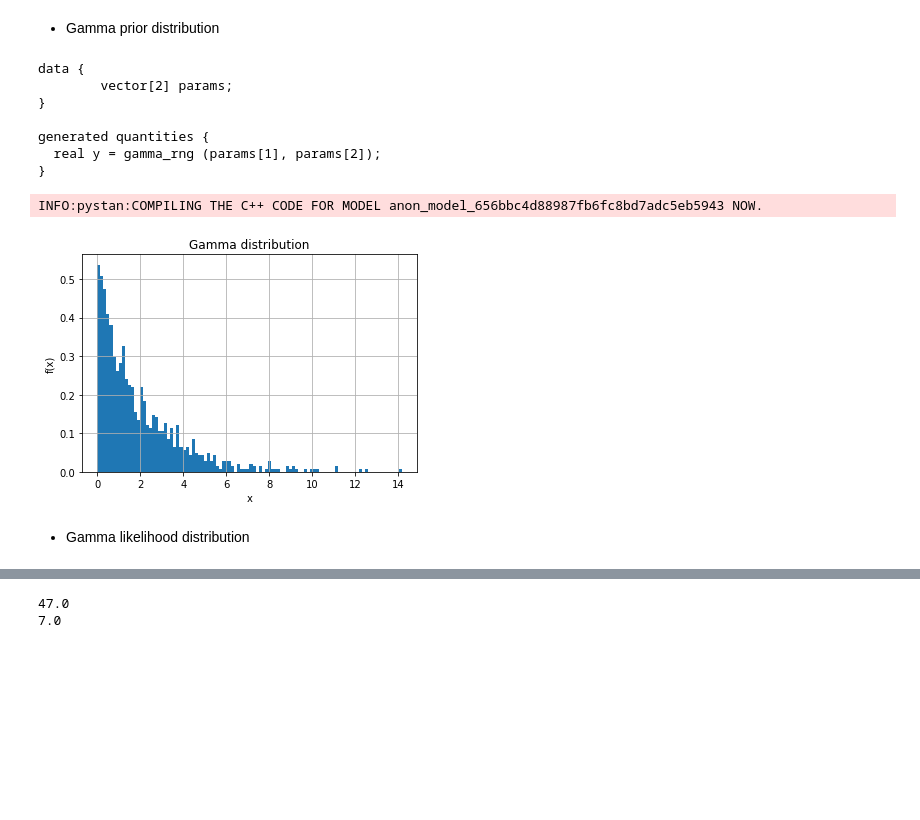
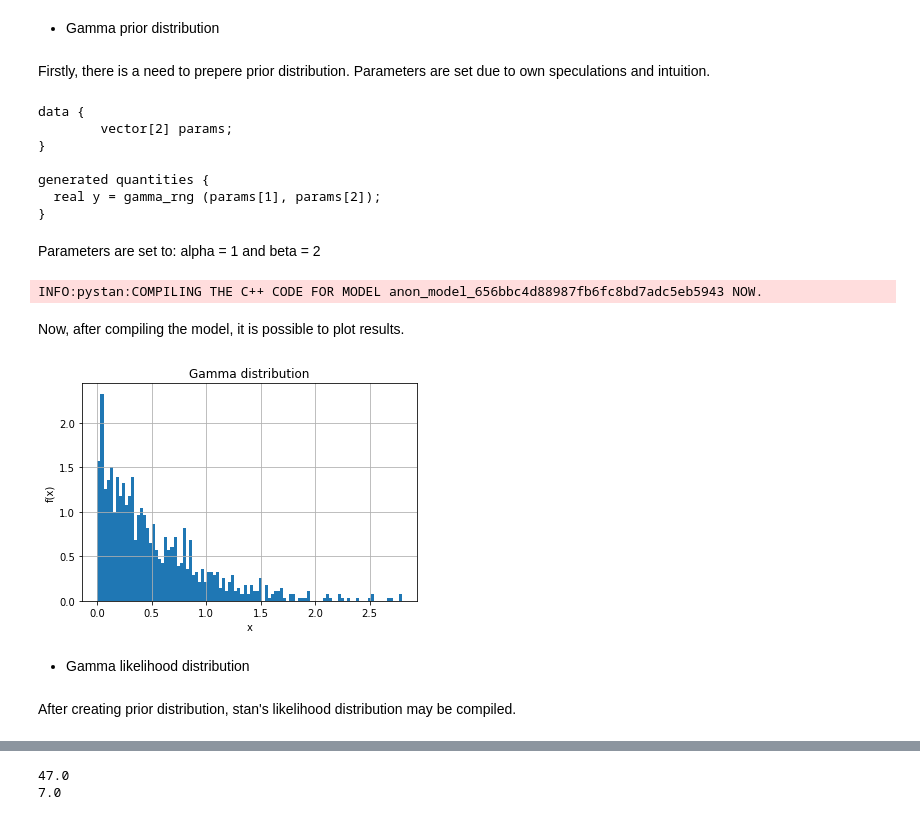
Before and after one commit to karosroczyk/DataAnalitics, a Jupyter notebook: Data Analitics/Lab4final.ipynb, the cells around one changed output, grey strips where cells are left out. Cells and saved outputs as stored; diff of their text form; code cells hidden in the pictures; blank space fills up the shorter version.

```diff
--- a/Data Analitics/Lab4final.ipynb
+++ b/Data Analitics/Lab4final.ipynb
@@ -14,5 +14,7 @@ Zad 1
 # %% [markdown]
 * Gamma prior distribution
+# %% [markdown]
+Firstly, there is a need to prepere prior distribution. Parameters are set due to own speculations and intuition.
 # %%
 with open('my_model_prior.stan', 'r') as file:
     print(file.read())
@@ -24,6 +26,8 @@ data {
 generated quantities {
   real y = gamma_rng (params[1], params[2]);
 }
+# %% [markdown]
+Parameters are set to: alpha = 1 and beta = 2
 # %%
 from pystan import StanModel
 tuning2 = StanModel('my_model_prior.stan')
@@ -38,18 +42,22 @@ tuned2 = tuning2.sampling(data=data,
                           chains=1)
 # %% [output]
 INFO:pystan:COMPILING THE C++ CODE FOR MODEL anon_model_656bbc4d88987fb6fc8bd7adc5eb5943 NOW.
+# %% [markdown]
+Now, after compiling the model, it is possible to plot results.
 # %%
-samples = np.random.gamma(params[0], params[1], 1000)
-count, bins, ignored = plt.hist(samples, 100, density=True, cumulative=False)
+y = tuned2.extract()['y']
+plt.hist(y, 100, density=True, cumulative=False)
 plt.title('Gamma distribution')
 plt.grid()
 plt.xlabel('x')
 plt.ylabel('f(x)')
 plt.show()
 # %% [output]
-[figure, old version]
+[figure, new version]
 # %% [markdown]
 * Gamma likelihood distribution
+# %% [markdown]
+After creating prior distribution, stan's likelihood distribution may be compiled.
 # %%
 with open('my_model.stan', 'r') as file:
     print(file.read())
```
Also changed, not shown: parts of 49 cells of this notebook.
